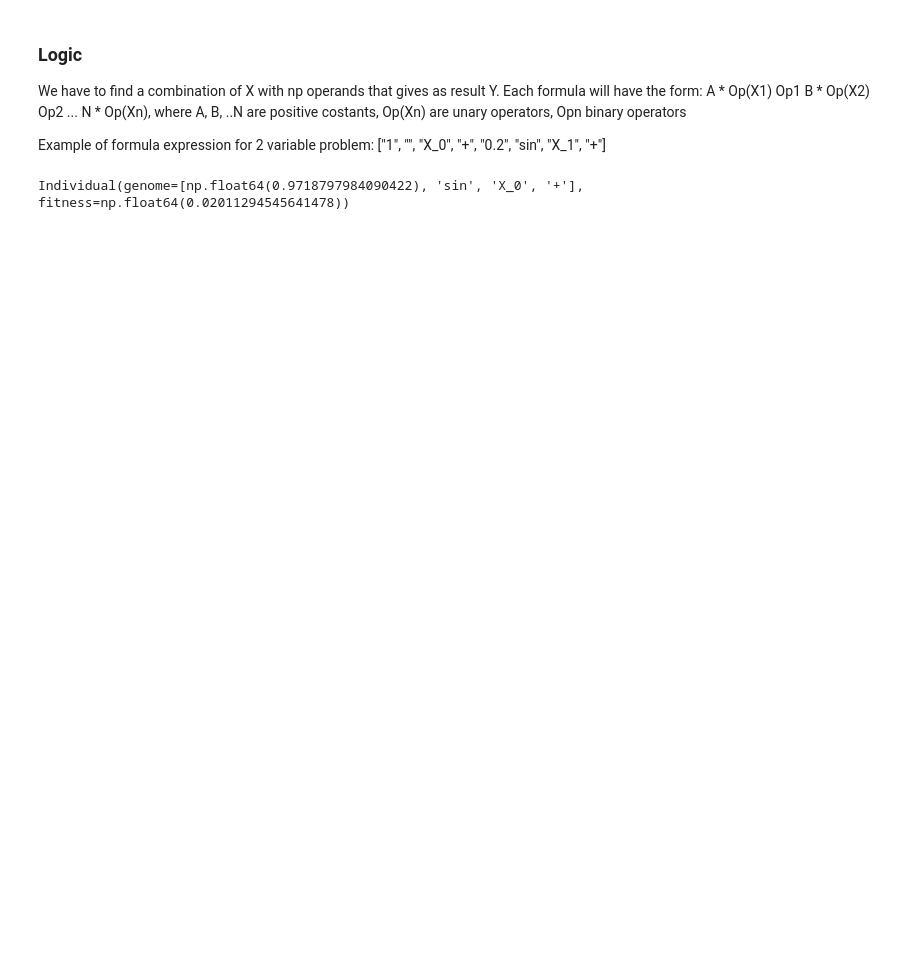
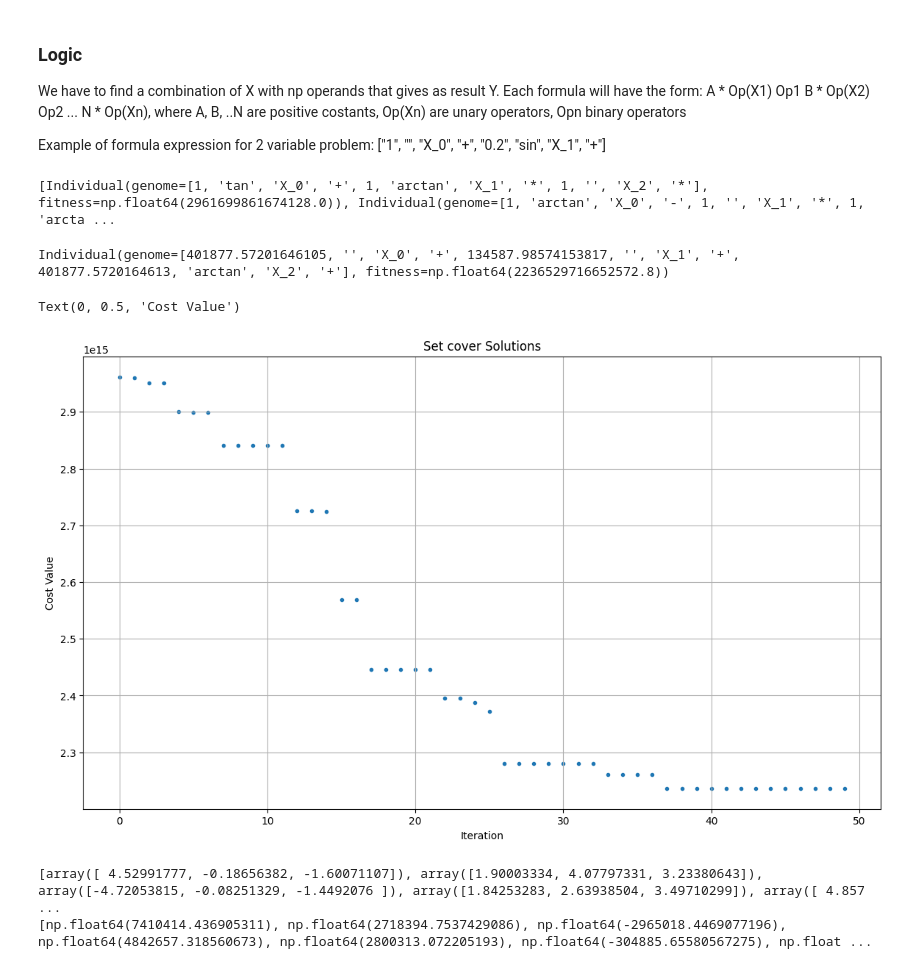
Before and after one commit to Lorkenzo/CI2024_project-work, a Jupyter notebook: src/example.ipynb, the cells around one changed output. Drawn from its saved outputs; the diff is of its cells as text; code cells hidden in the pictures; blank space fills up the shorter version.

```diff
--- a/src/example.ipynb
+++ b/src/example.ipynb
@@ -74,10 +134,10 @@ def generate_individual()->Individual:
     individual_gen = []
     for n in range(PROBLEM_SIZE):
 
-        costant = (np.mean(y)/(np.mean(x,1)*PROBLEM_SIZE))[0]
+        costant = 1 # all terms have the same wight at the start
         individual_gen.append(costant)
 
-        unary_op = "" if rng.random() < 0.5 else str(rng.choice(UNARY_OPERATORS,1)[0])
+        unary_op = "" if rng.random() < 0.4 else str(rng.choice(UNARY_OPERATORS,1,p=UNARY_OPERATORS_WEIGHTS[n])[0])
         individual_gen.append(unary_op)
 
         var = "X_" + str(n)
@@ -89,7 +149,7 @@ def generate_individual()->Individual:
     return Individual(individual_gen,compute_FX(individual_gen,x))
 # %%
 def parent_selection(population):
-    candidates = sorted(rng.choice(population,4), key=lambda e: e.fitness)
+    candidates = sorted(population, key=lambda e: e.fitness)[:4]
     return rng.choice(candidates,2)
 # %%
 def xover(p1:Individual,p2:Individual)->Individual:
@@ -141,6 +217,10 @@ def mutation(p:Individual)->Individual:
 # %%
 def EA_resolution(population):
+    history = []
+    mutation_factor = 10
+    current_champion = population[0]
     for _ in tqdm(range(MAX_GENERATIONS)):
+
         offspring = list()
 
         for _ in range(OFFSPRING_SIZE):
@@ -150,21 +230,53 @@ def EA_resolution(population):
             if rng.random() <0.5:
                 o = xover(p1,p2)
             else:
-                o = mutation(p1)
+                o = mutation(p1,mutation_factor)
 
             offspring.append(o)
-
-        for i in offspring:
-            i.fitness = compute_FX(i.genome,x)
 
         population.extend(offspring)
         population.sort(key=lambda i: i.fitness)
         population = population[:POPULATION_SIZE]
 
-    return population[0]
+        if population[0].fitness < current_champion.fitness:
+            mutation_factor /= 1.2
+            current_champion = population[0]
+        else:
+            mutation_factor *= 1.2
+        history.append(population[0])
+
+    return current_champion, history
 # %%
 POPULATION = [generate_individual() for _ in range(POPULATION_SIZE)]
-winner = EA_resolution(POPULATION)
+print(POPULATION)
+winner, history = EA_resolution(POPULATION)
 print(winner)
 # %% [output]
-Individual(genome=[np.float64(0.9718797984090422), 'sin', 'X_0', '+'], fitness=np.float64(0.02011294545641478))
+[Individual(genome=[1, 'tan', 'X_0', '+', 1, 'arctan', 'X_1', '*', 1, '', 'X_2', '*'], fitness=np.float64(2961699861674128.0)), Individual(genome=[1, 'arctan', 'X_0', '-', 1, '', 'X_1', '*', 1, 'arcta ...
+Individual(genome=[401877.57201646105, '', 'X_0', '+', 134587.98574153817, '', 'X_1', '+', 401877.5720164613, 'arctan', 'X_2', '+'], fitness=np.float64(2236529716652572.8))
+# %%
+#Array of accumulated valid minimum solutions costs
+from itertools import accumulate
+from matplotlib import pyplot as plt
+
+#valid = [sol.fitness for sol in list(accumulate(history, max))]
+#Array of all costs only
+costs = [sol.fitness for sol in history]
+#Plot
+plt.figure(figsize=(14, 8))
+plt.title("Set cover Solutions")
+plt.grid()
+
+plt.scatter(range(len(costs)), costs, marker=".")
+
+plt.xlabel('Iteration')
+plt.ylabel('Cost Value')
+# %% [output]
+Text(0, 0.5, 'Cost Value')
+[figure, added]
+# %%
+print([x[:,i] for i in range(x.shape[1])])
+print([y[i] for i in range(len(y))])
+# %% [output]
+[array([ 4.52991777, -0.18656382, -1.60071107]), array([1.90003334, 4.07797331, 3.23380643]), array([-4.72053815, -0.08251329, -1.4492076 ]), array([1.84253283, 2.63938504, 3.49710299]), array([ 4.857 ...
+[np.float64(7410414.436905311), np.float64(2718394.7537429086), np.float64(-2965018.4469077196), np.float64(4842657.318560673), np.float64(2800313.072205193), np.float64(-304885.65580567275), np.float ...
```
Also changed, not shown: parts of 8 cells of this notebook.
